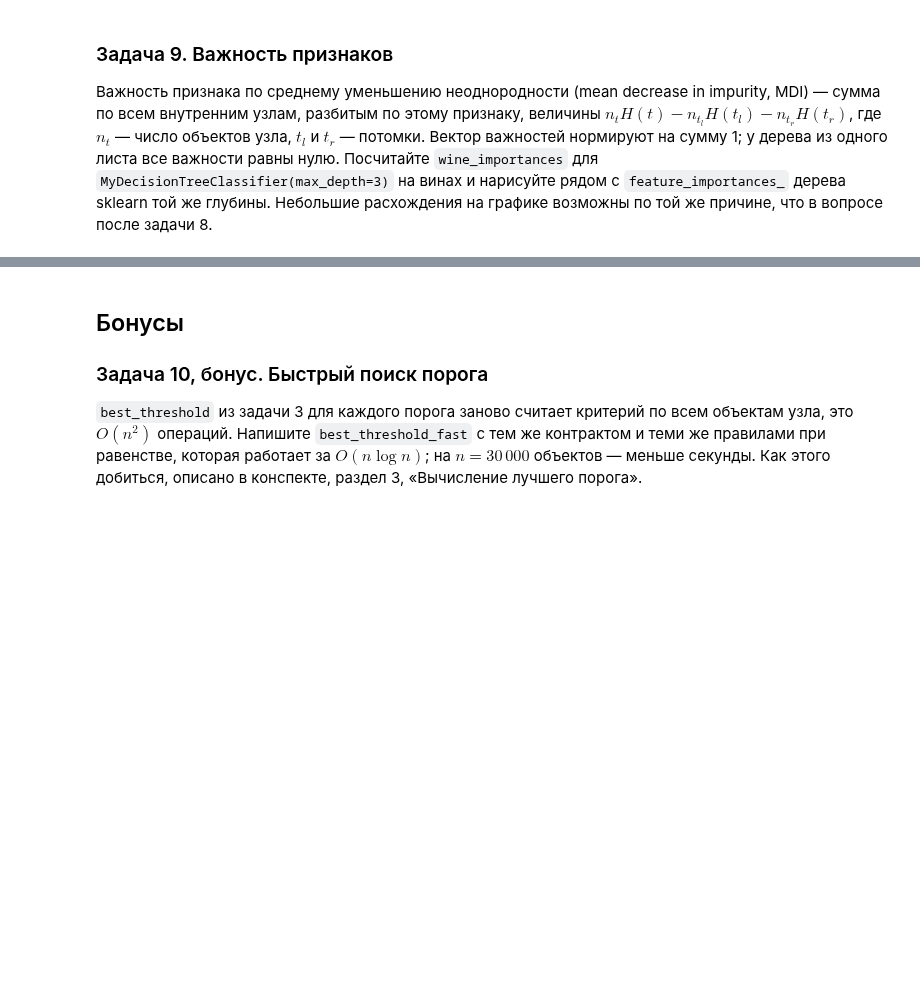
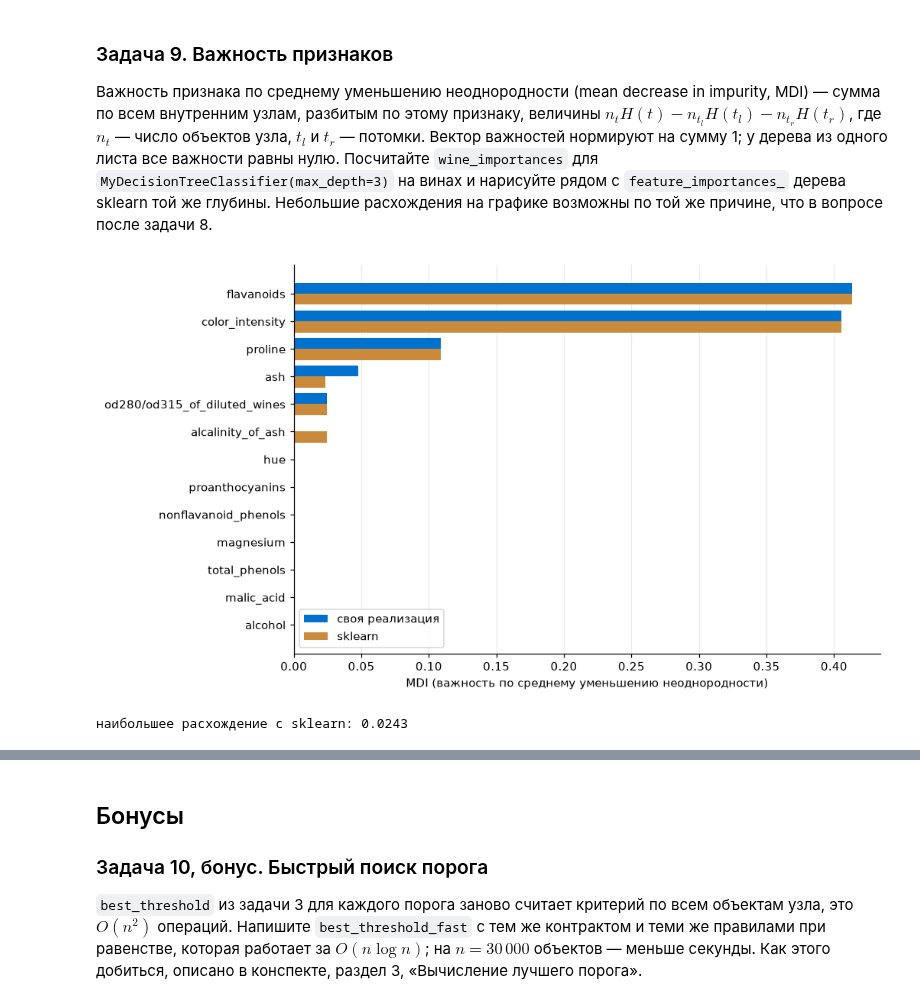
Before and after one commit to salexkon/ml_dafe_mipt, a Jupyter notebook: classes/week_08_trees/lab_08.ipynb, the cells around one changed output, grey strips where cells are left out. Cells and saved outputs as stored; diff of their text form; code cells hidden in the pictures; blank space fills up the shorter version.

```diff
--- a/classes/week_08_trees/lab_08.ipynb
+++ b/classes/week_08_trees/lab_08.ipynb
@@ -483,12 +727,47 @@ $n_t H(t) - n_{t_l} H(t_l) - n_{t_r} H(t_r)$, где $n_t$ — число объ
 # %%
 # node: корень дерева в формате из условия, n_features = p
 # возвращает (p,): важности, нормированные на сумму 1
 def tree_feature_importances(node: dict, n_features: int) -> np.ndarray:
-    return ...
+    importances = np.zeros(n_features)
+
+    def visit(t):
+        if "feature" not in t:
+            return
+        left, right = t["left"], t["right"]
+        decrease = (t["n_samples"] * t["impurity"]
+                    - left["n_samples"] * left["impurity"]
+                    - right["n_samples"] * right["impurity"])
+        importances[t["feature"]] += decrease
+        visit(left)
+        visit(right)
+
+    visit(node)
+    total = importances.sum()
+    if total > 0:
+        importances = importances / total
+    return importances
 
 
-wine_tree: MyDecisionTreeClassifier = ...    # max_depth=3, обученный на X_train
-wine_importances: np.ndarray = ...  # (13,)
+wine_tree: MyDecisionTreeClassifier = MyDecisionTreeClassifier(max_depth=3).fit(X_train, y_train)   # max_depth=3, обученный на X_train
+wine_importances: np.ndarray = tree_feature_importances(wine_tree.tree_, X_train.shape[1])  # (13,)
+
+sklearn_tree = DecisionTreeClassifier(max_depth=3, random_state=SEED).fit(X_train, y_train)
+
+positions = np.arange(len(FEATURE_NAMES))
+order = np.argsort(wine_importances + sklearn_tree.feature_importances_)      # сортируем для читаемости
+fig, ax = plt.subplots(figsize=(9, 6))
+ax.barh(positions + 0.2, wine_importances[order], height=0.4, color=BLUE, label="своя реализация")
+ax.barh(positions - 0.2, sklearn_tree.feature_importances_[order], height=0.4, color=OCHRE, label="sklearn")
+ax.set_yticks(positions, [FEATURE_NAMES[j] for j in order])
+ax.set_xlabel("MDI (важность по среднему уменьшению неоднородности)")
+ax.grid(axis="y", visible=False)
+ax.legend()
+plt.show()
+
+print("наибольшее расхождение с sklearn:", np.abs(wine_importances - sklearn_tree.feature_importances_).max().round(4))
+# %% [output]
+[figure, added]
+наибольшее расхождение с sklearn: 0.0243
 # %%
 # --- проверка ---
 stump = MyDecisionTreeClassifier(max_depth=1)
```
Also changed, not shown: parts of 24 cells of this notebook.
